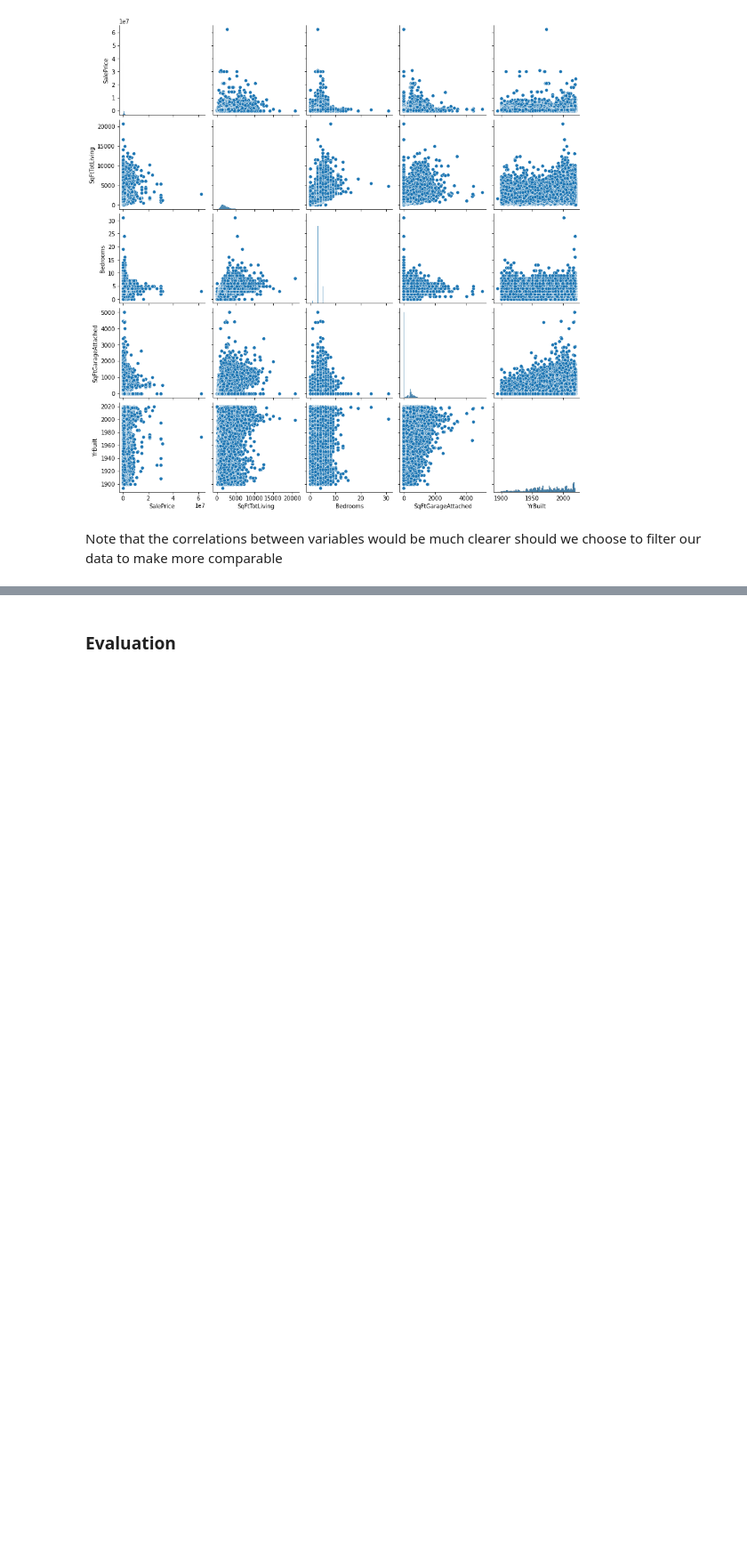
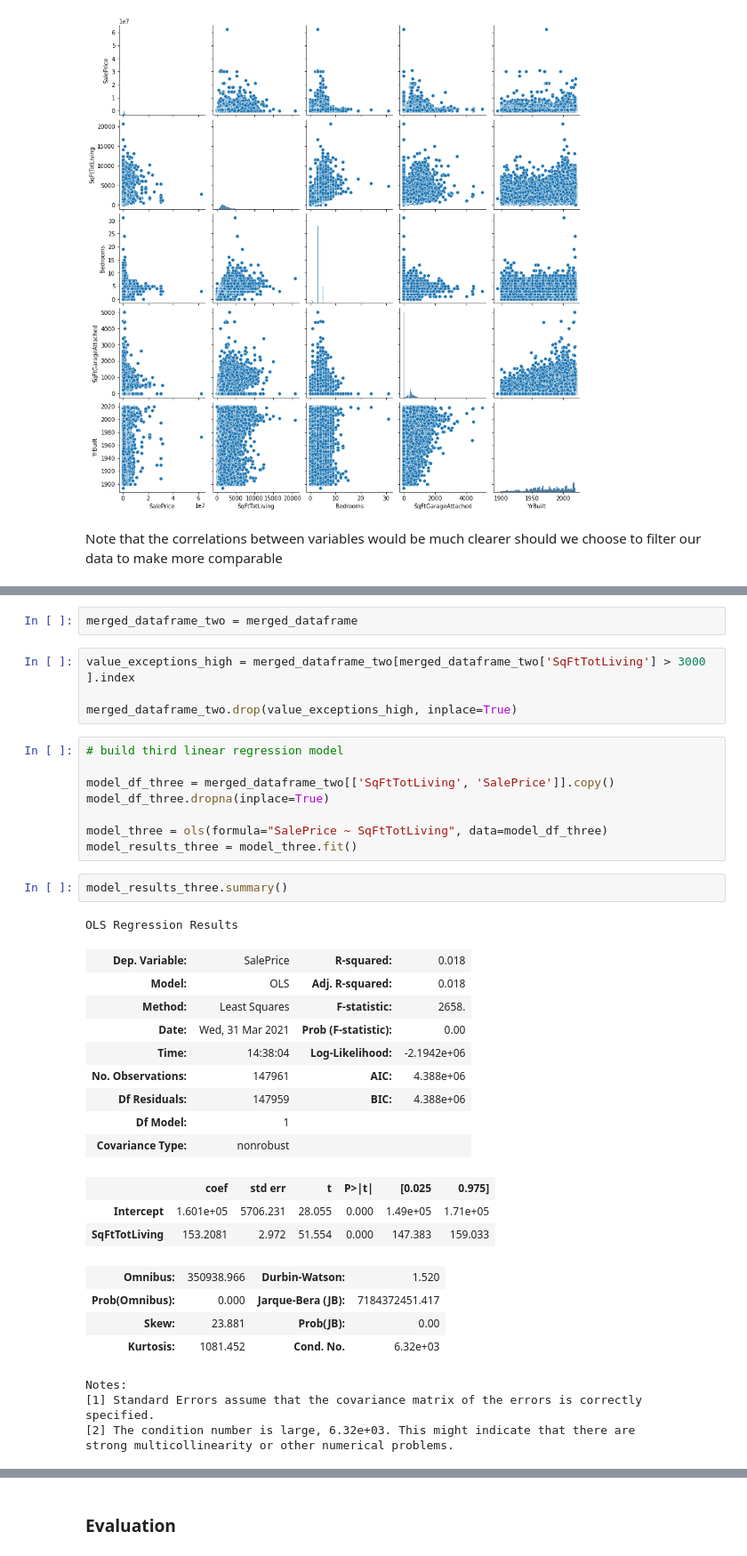
Before and after one commit to sierrafromcalifornia/Housing-Analysis-Project, a Jupyter notebook: notebooks/exploratory/EDA_Exploratory.ipynb, the cells around one changed output, grey strips where cells are left out. Shown at 89% size. Drawn from its saved outputs; the diff is of its cells as text; blank space fills up the shorter version.

```diff
--- a/notebooks/exploratory/EDA_Exploratory.ipynb
+++ b/notebooks/exploratory/EDA_Exploratory.ipynb
@@ -507,0 +613,38 @@ Note that the correlations between variables would be much clearer should we cho
+# %%
+merged_dataframe_two = merged_dataframe
+# %%
+value_exceptions_high = merged_dataframe_two[merged_dataframe_two['SqFtTotLiving'] > 3000 ].index
+
+merged_dataframe_two.drop(value_exceptions_high, inplace=True)
+# %%
+# build third linear regression model
+
+model_df_three = merged_dataframe_two[['SqFtTotLiving', 'SalePrice']].copy()
+model_df_three.dropna(inplace=True)
+
+model_three = ols(formula="SalePrice ~ SqFtTotLiving", data=model_df_three)
+model_results_three = model_three.fit()
+# %%
+model_results_three.summary()
+# %% [output]
+OLS Regression Results
+| Dep. Variable: | SalePrice | R-squared: | 0.018 |
+| Model: | OLS | Adj. R-squared: | 0.018 |
+| Method: | Least Squares | F-statistic: | 2658. |
+| Date: | Wed, 31 Mar 2021 | Prob (F-statistic): | 0.00 |
+| Time: | 14:38:04 | Log-Likelihood: | -2.1942e+06 |
+| No. Observations: | 147961 | AIC: | 4.388e+06 |
+| Df Residuals: | 147959 | BIC: | 4.388e+06 |
+| Df Model: | 1 |  |  |
+| Covariance Type: | nonrobust |  |  |
+|  | coef | std err | t | P>|t| | [0.025 | 0.975] |
+| Intercept | 1.601e+05 | 5706.231 | 28.055 | 0.000 | 1.49e+05 | 1.71e+05 |
+| SqFtTotLiving | 153.2081 | 2.972 | 51.554 | 0.000 | 147.383 | 159.033 |
+| Omnibus: | 350938.966 | Durbin-Watson: | 1.520 |
+| Prob(Omnibus): | 0.000 | Jarque-Bera (JB): | 7184372451.417 |
+| Skew: | 23.881 | Prob(JB): | 0.00 |
+| Kurtosis: | 1081.452 | Cond. No. | 6.32e+03 |
+Notes:
+[1] Standard Errors assume that the covariance matrix of the errors is correctly specified.
+[2] The condition number is large, 6.32e+03. This might indicate that there are
+strong multicollinearity or other numerical problems.
```
Also changed, not shown: parts of 20 cells of this notebook.
